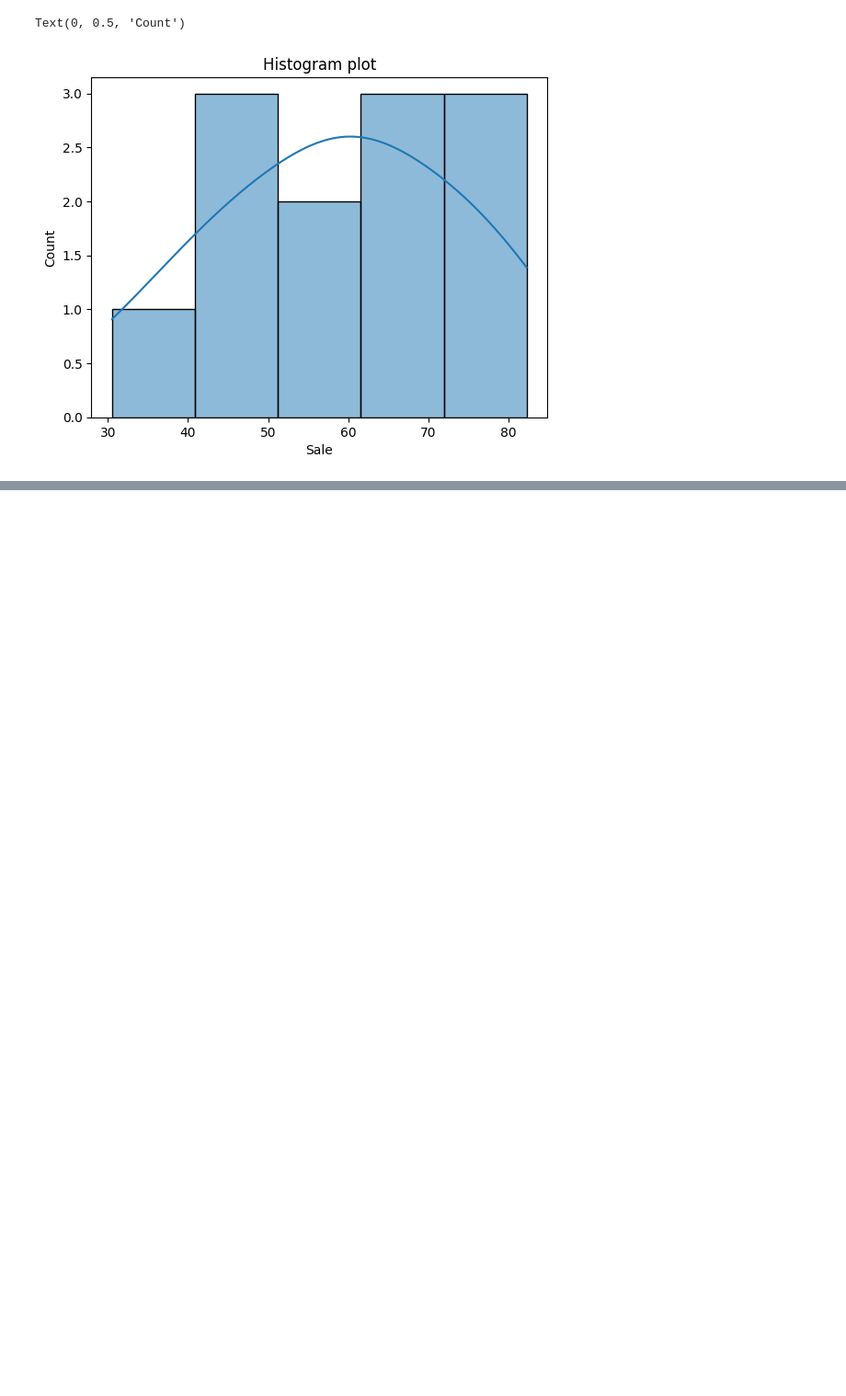
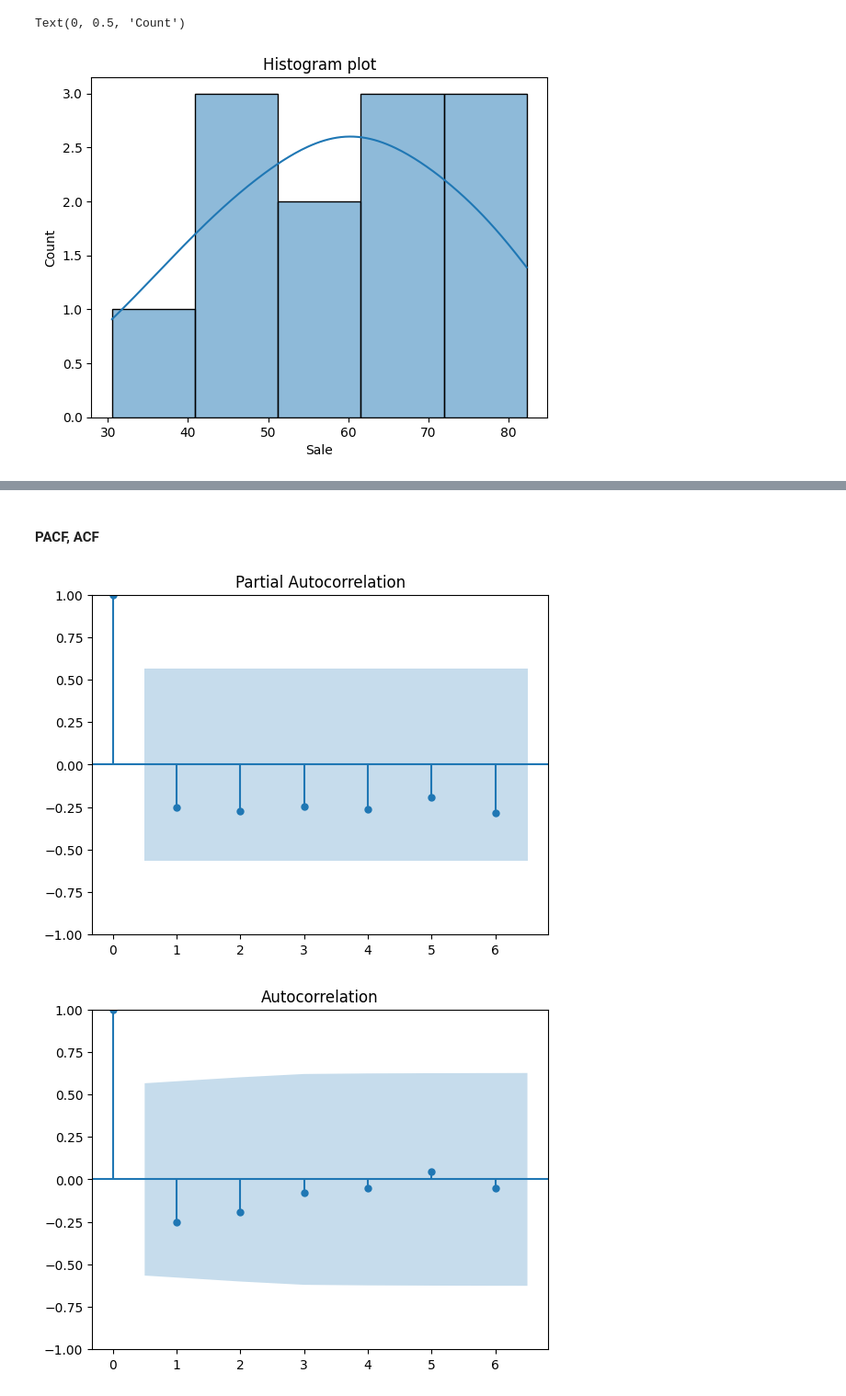
Before and after one commit to thainq1402/ATS, a Jupyter notebook: Teamwork/EDA_data.ipynb, the cells around one changed output, grey strips where cells are left out. Shown at 92% size. Cells and saved outputs as stored; diff of their text form; code cells hidden in the pictures; blank space fills up the shorter version.

```diff
--- a/Teamwork/EDA_data.ipynb
+++ b/Teamwork/EDA_data.ipynb
@@ -110,0 +205,8 @@ outliers = company['Sale']
+# %% [markdown]
+#### PACF, ACF
+# %%
+plot_acf(company['Sale'])
+plot_pacf(company['Sale'])
+# %% [output]
+[figure, added]
+[figure, added]
```
Also changed, not shown: parts of 72 cells of this notebook, 3 other files.
